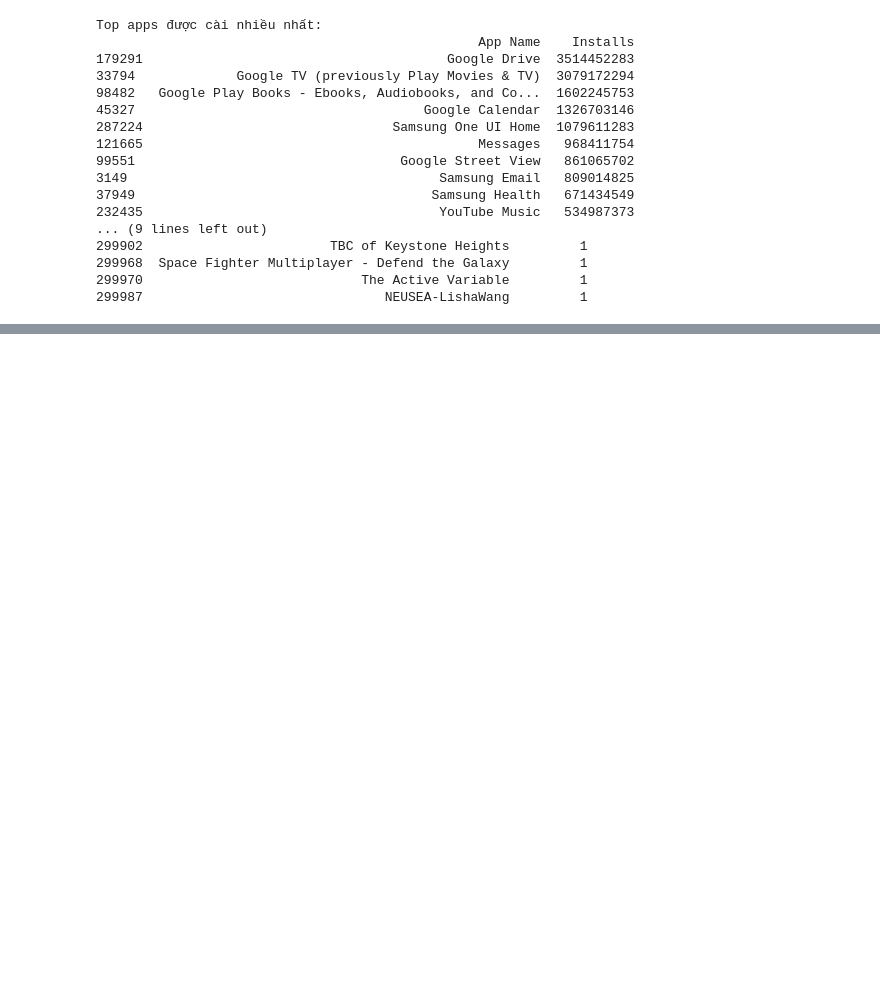
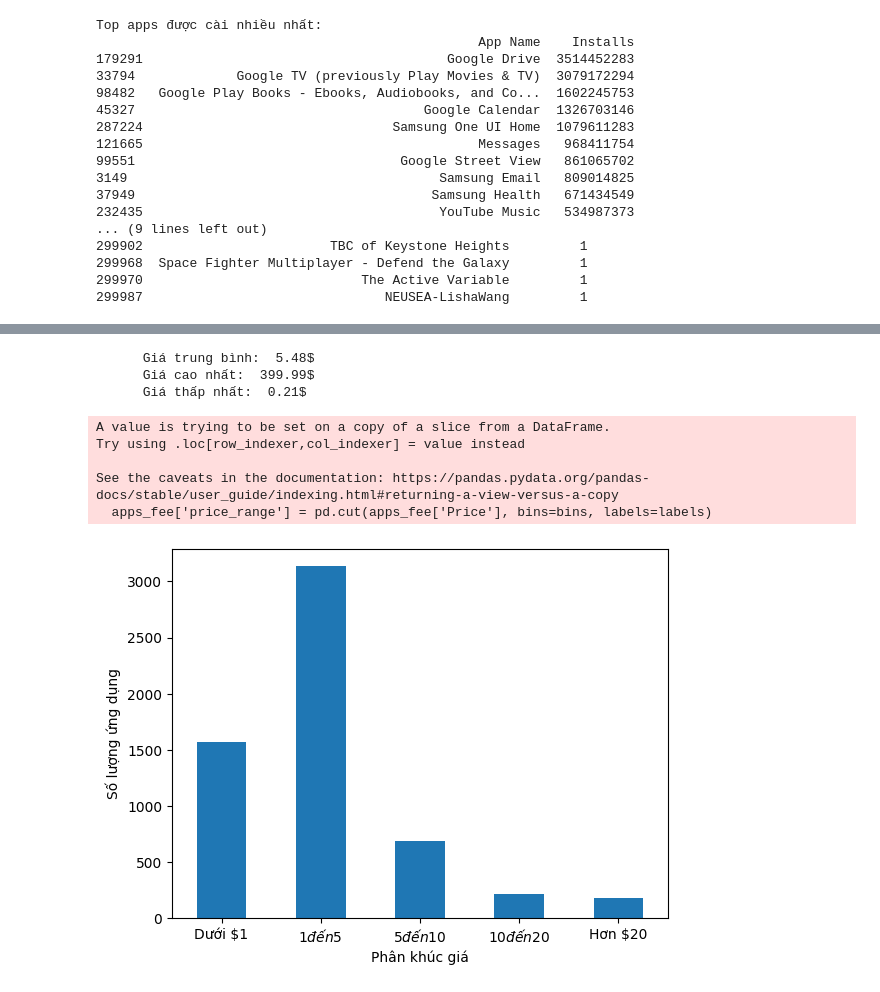
Before and after one commit to Disconnnected/Nestech_python_k20, a Jupyter notebook: answer/baitaplon1/analist.ipynb, the cells around one changed output, grey strips where cells are left out. Saved outputs shown, nothing was run; the diff lists cells and outputs as text; code cells hidden in the pictures; blank space fills up the shorter version.

```diff
--- a/answer/baitaplon1/analist.ipynb
+++ b/answer/baitaplon1/analist.ipynb
@@ -83,7 +82,3 @@ max             NaN        NaN       5.000000  1.429116e+07      5.000000e+09
 50%              NaN
 75%              NaN
 max              NaN
-# %%
-data = data.dropna(subset=["App Name"])
-data
-# data.loc[data['App Name'].isna()]
@@ -332,0 +344,16 @@ Top apps được cài nhiều nhất:
+# %%
+# Tìm top 10 app miễn phí và app có fee được yêu thích nhất (dựa trên rating và rating count)
+apps_free = data.loc[data['Free'] == True]
+apps_free_sort = apps_free.sort_values(["Rating","Rating Count"], ascending=[0,0])
+apps_fee = data.loc[(data['Free'] == False) & (data['Price'] > 0)]
+apps_fee_sort = apps_fee.sort_values(["Rating","Rating Count"], ascending=[0,0])
+
+apps_free_favourite = apps_free_sort[0:10]
+apps_fee_favourite = apps_fee_sort[0:10]
+
+df_apps_favourite = pd.DataFrame({
+    'Free': apps_free_favourite['App Name'].to_list(),
+    'Not Free': apps_fee_favourite['App Name'].to_list()
+}, index=np.arange(1,11))
+
+df_apps_favourite
@@ -333,3 +372,31 @@ Top apps được cài nhiều nhất:
+# %%
+# tính price trung bình của những apps có fee, app nào rẻ nhất, app nào mắc nhất.
+apps_fee_mean = apps_fee['Price'].mean()
+apps_fee_min = apps_fee['Price'].min()
+apps_fee_max = apps_fee['Price'].max()
+print(f'''
+      Giá trung bình: {apps_fee_mean: .2f}$
+      Giá cao nhất: {apps_fee_max: .2f}$
+      Giá thấp nhất: {apps_fee_min: .2f}$
+      ''')
+
+#vẽ biểu đồ phân khúc giá
+bins = [0,1, 5, 10, 20, float('inf')]
+labels = ['Dưới $1', '$1 đến $5', '$5 đến $10', '$10 đến $20', 'Hơn $20']
+apps_fee['price_range'] = pd.cut(apps_fee['Price'], bins=bins, labels=labels)
+
+counts = apps_fee['price_range'].value_counts().sort_index()
+counts.plot(kind='bar', rot=0, xlabel='Phân khúc giá', ylabel='Số lượng ứng dụng');
+# %% [output]
+      Giá trung bình:  5.48$
+      Giá cao nhất:  399.99$
+      Giá thấp nhất:  0.21$
+A value is trying to be set on a copy of a slice from a DataFrame.
+Try using .loc[row_indexer,col_indexer] = value instead
+
+See the caveats in the documentation: https://pandas.pydata.org/pandas-docs/stable/user_guide/indexing.html#returning-a-view-versus-a-copy
+  apps_fee['price_range'] = pd.cut(apps_fee['Price'], bins=bins, labels=labels)
+[figure, added]
 # %%
 #tỷ lệ apps có fee và không fee trên tổng số mẫu. vẻ biểu đồ tròn
 # %%
```
Also changed, not shown: parts of 12 cells of this notebook.
